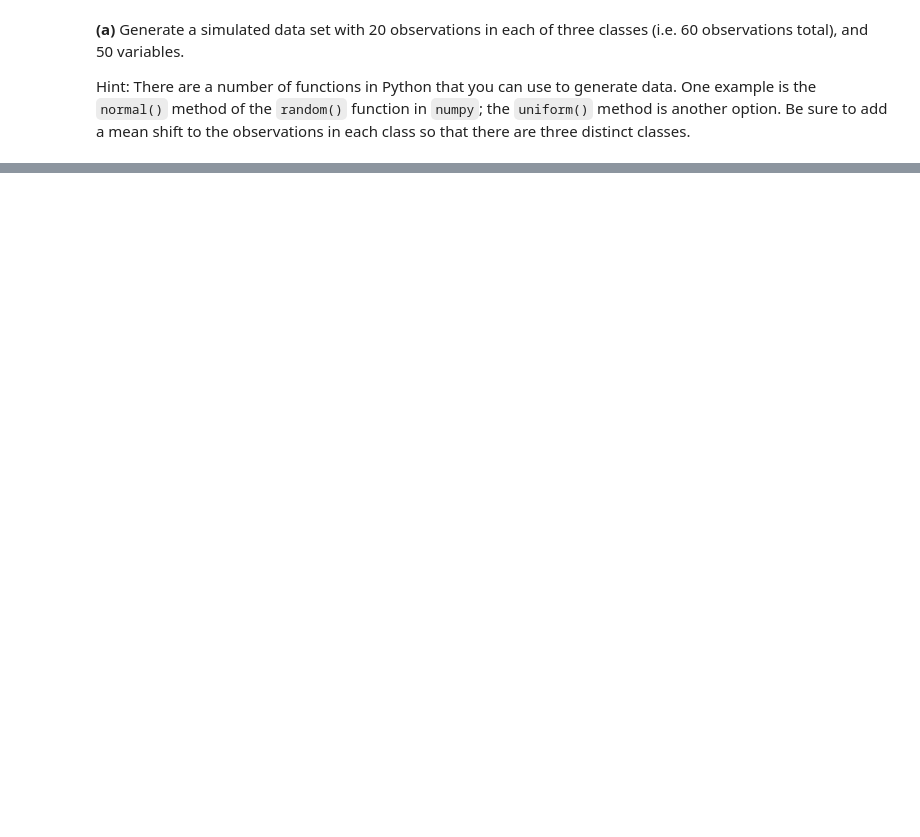
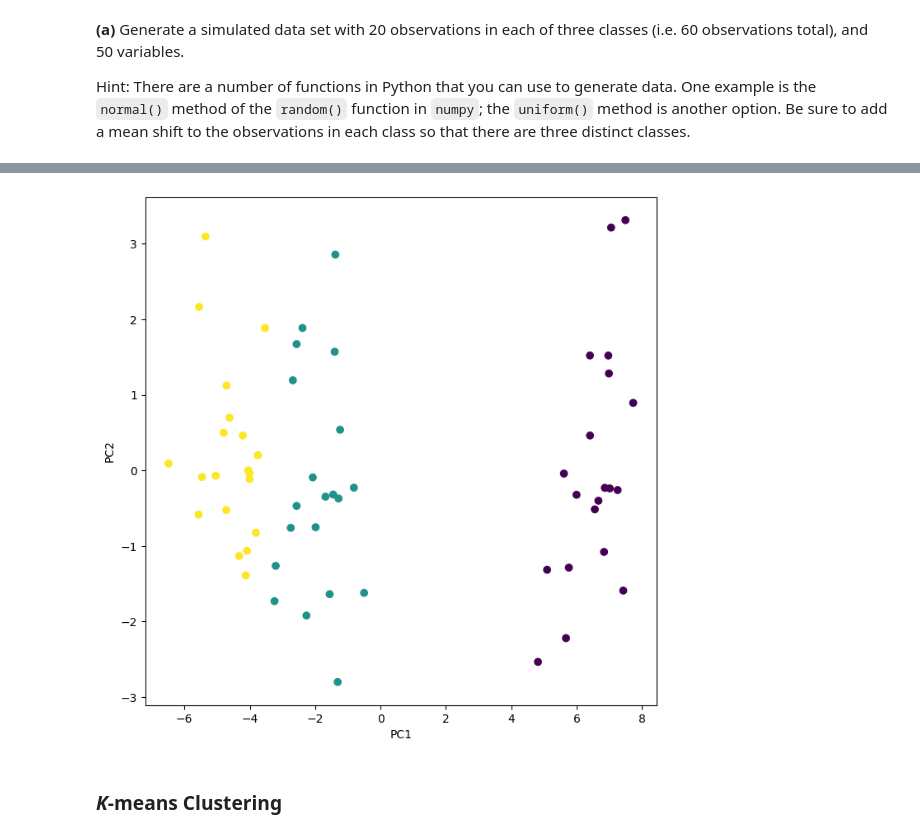
Before and after one commit to drwslv/StanfordOnline-Statistical-Learning, a Jupyter notebook: Ch12 Solutions Applied.ipynb, the cells around one changed output, grey strips where cells are left out. Saved outputs shown, nothing was run; the diff lists cells and outputs as text; code cells hidden in the pictures; blank space fills up the shorter version.

```diff
--- a/Ch12 Solutions Applied.ipynb
+++ b/Ch12 Solutions Applied.ipynb
@@ -269,10 +271,12 @@ In this problem, you will generate simulated data, and then perform PCA and $K$-
 
 Hint: There are a number of functions in Python that you can use to generate data. One example is the `normal()` method of the `random()` function in `numpy`; the `uniform()` method is another option. Be sure to add a mean shift to the observations in each class so that there are three distinct classes.
 # %%
-rng = np.random.default_rng(0)
+rng = np.random.default_rng(1)
 mat = rng.normal(loc=0, scale=2.0, size=(60,50))
 mat = mat + np.concatenate(( np.ones((20,50)) * -2, np.ones((20,50)), np.ones((20,50)) * 2 ), axis=0)
-
 # (20,50) +2 avg
 # (20,50)
 # (20,50) -2 avg
+
+mat_labels = np.concatenate((np.zeros((20)), np.ones((20)), np.ones((20))*2))
+mat_labels
@@ -278,0 +290,17 @@ mat = mat + np.concatenate(( np.ones((20,50)) * -2, np.ones((20,50)), np.ones((2
+# %%
+scaler = StandardScaler(with_std=True, with_mean=True)
+mat_scaled = scaler.fit_transform(mat)
+# %%
+pca_mat = PCA()
+pca_mat.fit(mat_scaled)
+scores = pca_mat.transform(mat_scaled)
+# %%
+i, j = 0, 1 # (x, y) which components
+fig, ax = plt.subplots(1, 1, figsize=(8, 8))
+ax.scatter(scores[:,i], scores[:,j], c=mat_labels)
+ax.set_xlabel('PC%d' % (i+1))
+ax.set_ylabel('PC%d' % (j+1));
+# %% [output]
+[figure, added]
+# %% [markdown]
+### *K*-means Clustering
```
Also changed, not shown: parts of 5 cells of this notebook, 1 other file.
